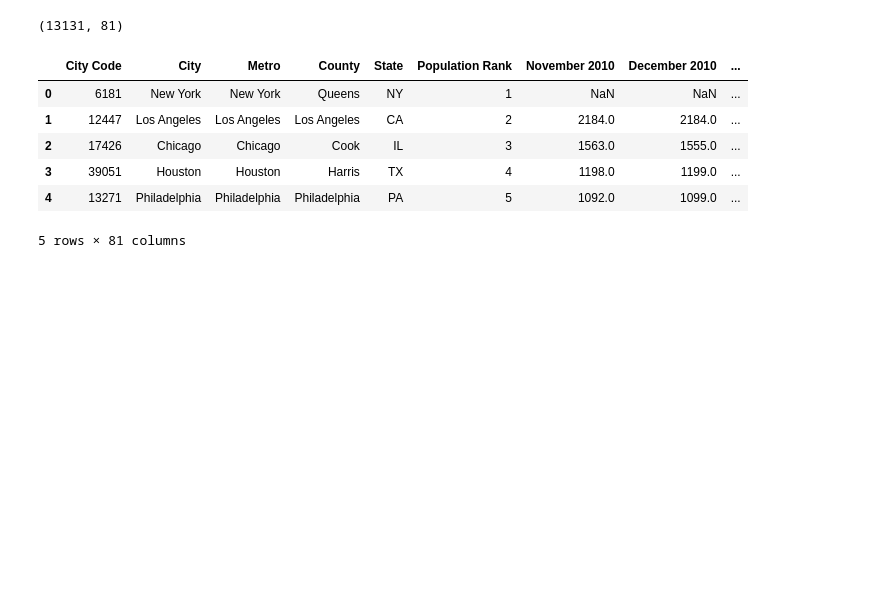
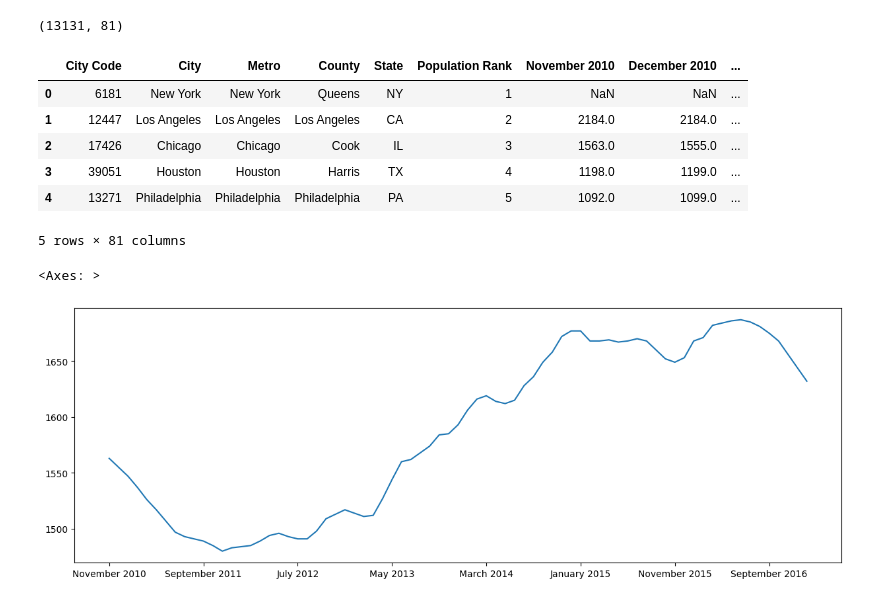
Before and after one commit to worldteacher-global/MA641_TIMESERIES_GROUPPROJECT, a Jupyter notebook: TS_.ipynb, the cells around one changed output. Cells and saved outputs as stored; diff of their text form; code cells hidden in the pictures; blank space fills up the shorter version.

Commit message:
working on visuals

```diff
--- a/TS_.ipynb
+++ b/TS_.ipynb
@@ -121,3 +121,10 @@ ns_df.head()
 | 3 | 39051 | Houston | Houston | Harris | TX | 4 | 1198.0 | 1199.0 | ... |
 | 4 | 13271 | Philadelphia | Philadelphia | Philadelphia | PA | 5 | 1092.0 | 1099.0 | ... |
 5 rows × 81 columns
+# %%
+kwargs = {'kind':'line','figsize':(15,5)}
+
+ns_df[ns_df.City.eq('Chicago')].iloc[0,6:].plot(**kwargs)
+# %% [output]
+<Axes: >
+[figure, added]
```
Also changed, not shown: parts of 1 cell of this notebook.
